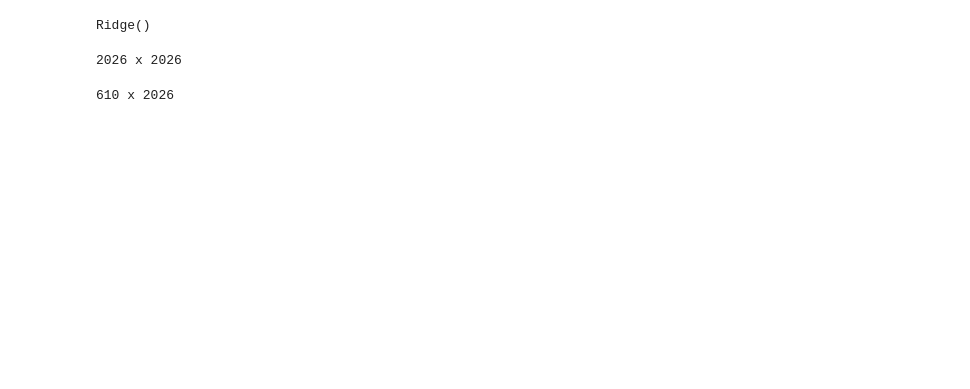
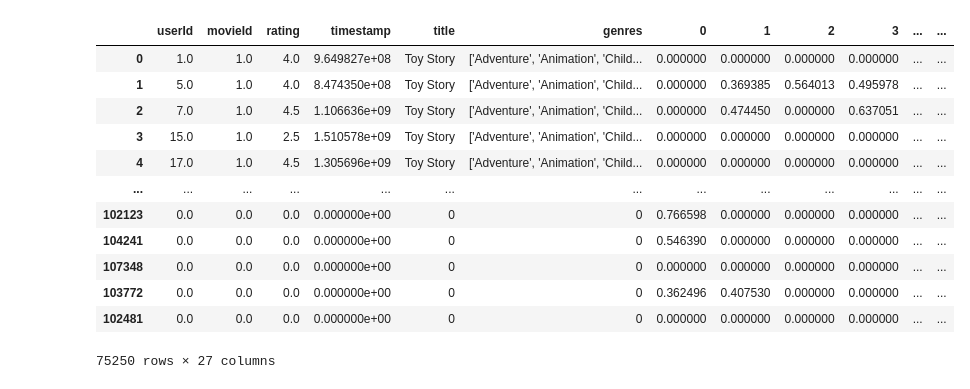
Before and after one commit to felmateos/movie-recommender-system, a Jupyter notebook: content-based-models/content_rating _pred.ipynb, the cells around one changed output. Saved outputs shown, nothing was run; the diff lists cells and outputs as text; code cells hidden in the pictures; blank space fills up the shorter version.

Commit message:
Fixed content-based rating predictions

```diff
--- a/content-based-models/content_rating _pred.ipynb
+++ b/content-based-models/content_rating _pred.ipynb
@@ -9,5 +9,7 @@ from sklearn.metrics import mean_squared_error
 # Você pode baixar o conjunto de dados MovieLens 100k em https://grouplens.org/datasets/movielens/
 # Carregue os arquivos 'movies.csv' e 'ratings.csv'
 
-movies = pd.read_csv('../data/reduced/movies_m10_rich_pre.csv')
+movies = pd.read_csv('../data/reduced/movies_m10_rich_pre.csv', index_col='movieId')
 ratings = pd.read_csv('../data/reduced/ratings_m10.csv')
+# %%
+movies = movies[['title', 'genres']]
@@ -27,5 +35,0 @@ user_movie_matrix = train_data.pivot_table(index='userId', columns='movieId', va
-# %%
-ridge_model = Ridge(alpha=1.0)
-ridge_model.fit(user_movie_matrix.values.T, cosine_sim)
-# %% [output]
-Ridge()
@@ -47,8 +36,26 @@ predicted_ratings = ridge_model.predict(user_movie_matrix_test.values.T)
-# %%
-print(len(predicted_ratings), 'x', len(predicted_ratings[0]))
-# %% [output]
-2026 x 2026
-# %%
-print(len(user_movie_matrix_test.values), 'x', len(user_movie_matrix_test.values.T))
-# %% [output]
-610 x 2026
+# %%
+# Criar uma matriz de recursos TF-IDF para a descrição do filme
+tfidf_vectorizer = TfidfVectorizer(stop_words='english')
+tfidf_matrix = tfidf_vectorizer.fit_transform(movies['genres'])
+
+# Adicionar a matriz TF-IDF ao conjunto de dados
+movies_tfidf = pd.DataFrame(tfidf_matrix.toarray(), index=movies.index)
+
+# Concatenar o conjunto de dados original com a matriz TF-IDF
+data = pd.concat([data, movies_tfidf], axis=1).fillna(0)
+# %%
+data
+# %% [output]
+|  | userId | movieId | rating | timestamp | title | genres | 0 | 1 | 2 | 3 | ... | ... |
+| 0 | 1.0 | 1.0 | 4.0 | 9.649827e+08 | Toy Story | ['Adventure', 'Animation', 'Child... | 0.000000 | 0.000000 | 0.000000 | 0.000000 | ... | ... |
+| 1 | 5.0 | 1.0 | 4.0 | 8.474350e+08 | Toy Story | ['Adventure', 'Animation', 'Child... | 0.000000 | 0.369385 | 0.564013 | 0.495978 | ... | ... |
+| 2 | 7.0 | 1.0 | 4.5 | 1.106636e+09 | Toy Story | ['Adventure', 'Animation', 'Child... | 0.000000 | 0.474450 | 0.000000 | 0.637051 | ... | ... |
+| 3 | 15.0 | 1.0 | 2.5 | 1.510578e+09 | Toy Story | ['Adventure', 'Animation', 'Child... | 0.000000 | 0.000000 | 0.000000 | 0.000000 | ... | ... |
+| 4 | 17.0 | 1.0 | 4.5 | 1.305696e+09 | Toy Story | ['Adventure', 'Animation', 'Child... | 0.000000 | 0.000000 | 0.000000 | 0.000000 | ... | ... |
+| ... | ... | ... | ... | ... | ... | ... | ... | ... | ... | ... | ... | ... |
+| 102123 | 0.0 | 0.0 | 0.0 | 0.000000e+00 | 0 | 0 | 0.766598 | 0.000000 | 0.000000 | 0.000000 | ... | ... |
+| 104241 | 0.0 | 0.0 | 0.0 | 0.000000e+00 | 0 | 0 | 0.546390 | 0.000000 | 0.000000 | 0.000000 | ... | ... |
+| 107348 | 0.0 | 0.0 | 0.0 | 0.000000e+00 | 0 | 0 | 0.000000 | 0.000000 | 0.000000 | 0.000000 | ... | ... |
+| 103772 | 0.0 | 0.0 | 0.0 | 0.000000e+00 | 0 | 0 | 0.362496 | 0.407530 | 0.000000 | 0.000000 | ... | ... |
+| 102481 | 0.0 | 0.0 | 0.0 | 0.000000e+00 | 0 | 0 | 0.000000 | 0.000000 | 0.000000 | 0.000000 | ... | ... |
+75250 rows × 27 columns
```
Also changed, not shown: parts of 17 cells of this notebook.
